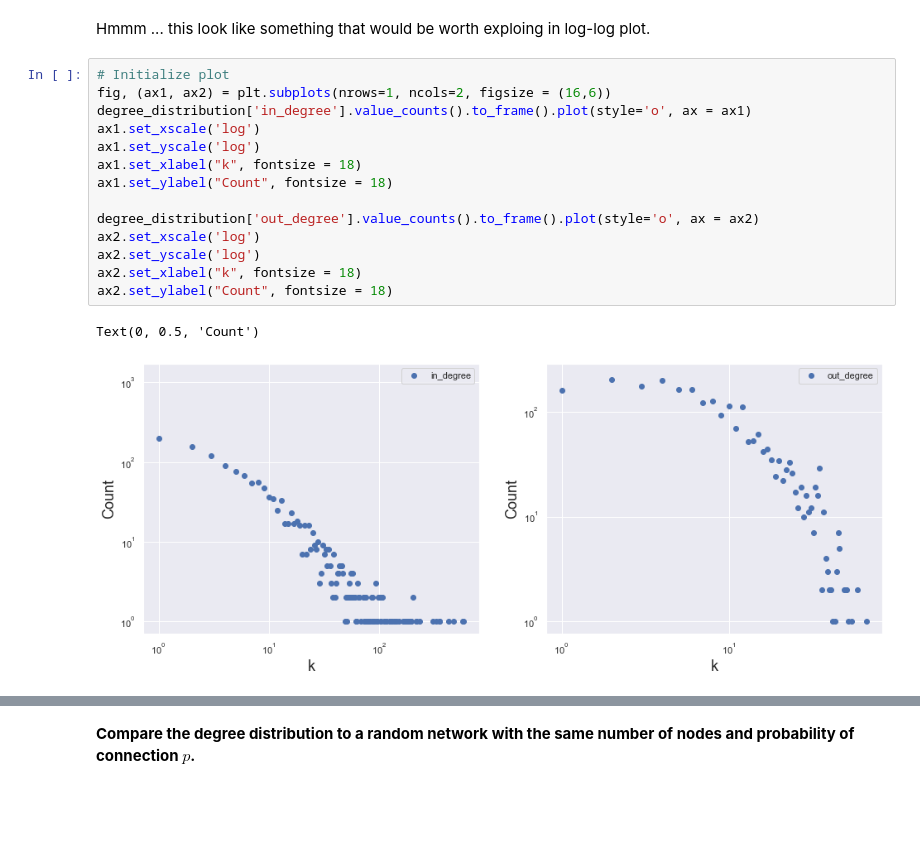
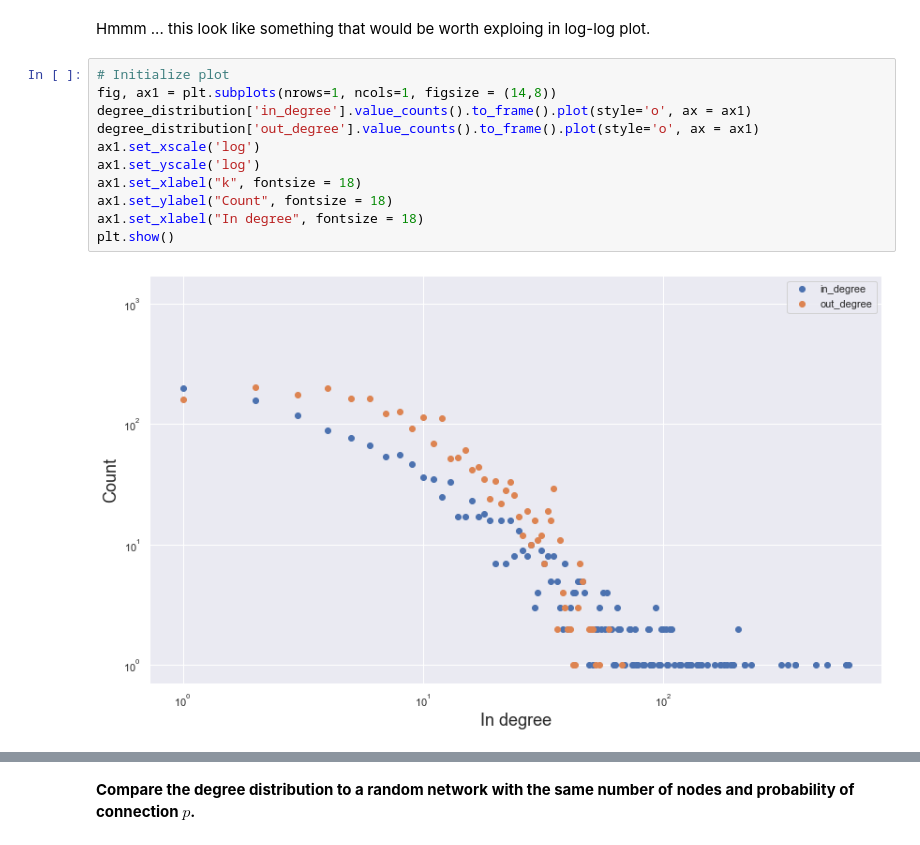
Before and after one commit to idariis/Social-Graphs-Project-E20, a Jupyter notebook: Assignment2/Parts/Part1.ipynb, the cells around one changed output, grey strips where cells are left out. Cells and saved outputs as stored; diff of their text form; blank space fills up the shorter version.

```diff
--- a/Assignment2/Parts/Part1.ipynb
+++ b/Assignment2/Parts/Part1.ipynb
@@ -91,18 +91,14 @@ hist = degree_distribution.hist(bins=20, figsize=(14,6))
 Hmmm ... this look like something that would be worth exploing in log-log plot.
 # %%
 # Initialize plot
-fig, (ax1, ax2) = plt.subplots(nrows=1, ncols=2, figsize = (16,6))
+fig, ax1 = plt.subplots(nrows=1, ncols=1, figsize = (14,8))
 degree_distribution['in_degree'].value_counts().to_frame().plot(style='o', ax = ax1)
+degree_distribution['out_degree'].value_counts().to_frame().plot(style='o', ax = ax1)
 ax1.set_xscale('log')
 ax1.set_yscale('log')
 ax1.set_xlabel("k", fontsize = 18)
 ax1.set_ylabel("Count", fontsize = 18)
-
-degree_distribution['out_degree'].value_counts().to_frame().plot(style='o', ax = ax2)
-ax2.set_xscale('log')
-ax2.set_yscale('log')
-ax2.set_xlabel("k", fontsize = 18)
-ax2.set_ylabel("Count", fontsize = 18)
+ax1.set_xlabel("In degree", fontsize = 18)
+plt.show()
 # %% [output]
-Text(0, 0.5, 'Count')
-[figure, old version]
+[figure, new version]
```
Also changed, not shown: parts of 17 cells of this notebook.
